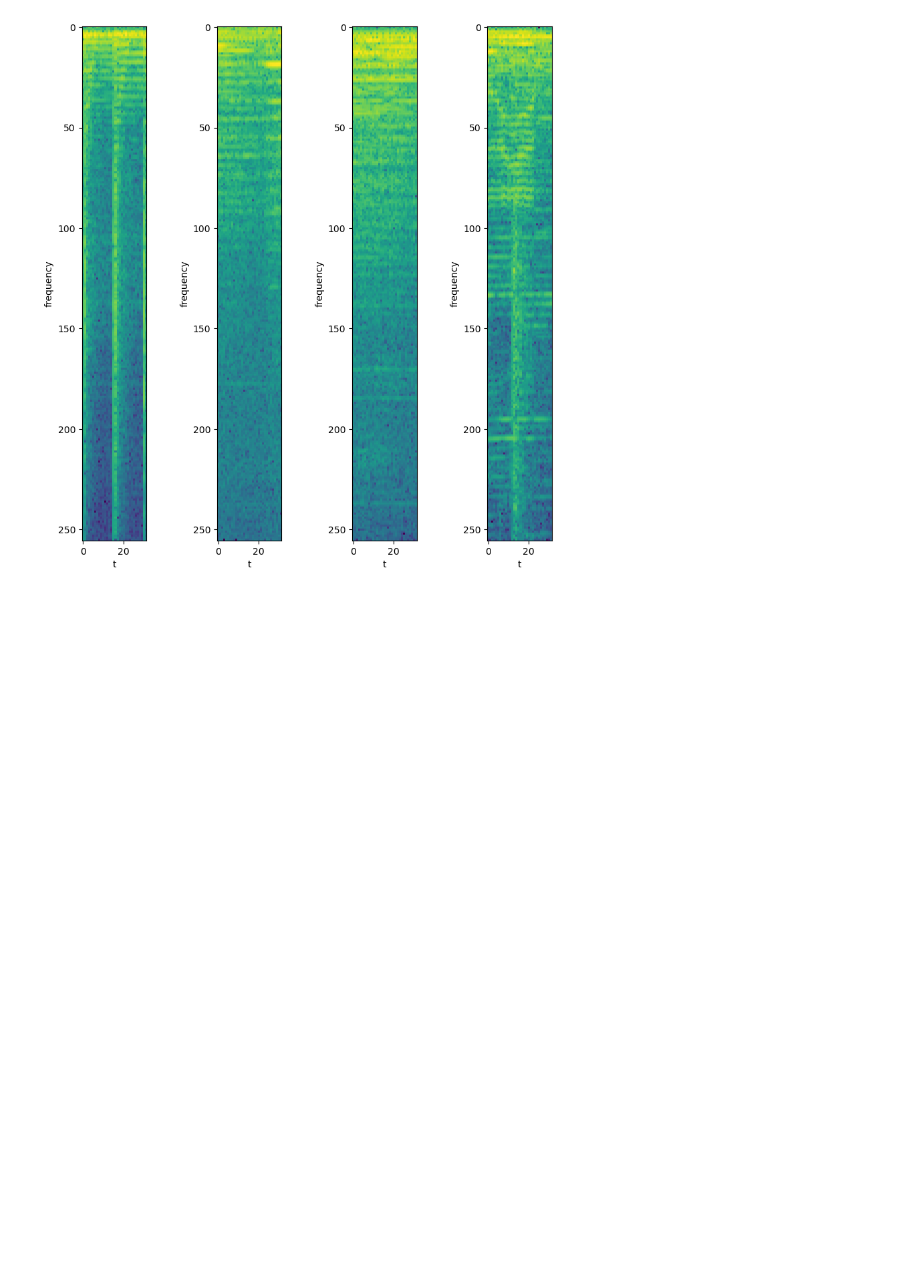
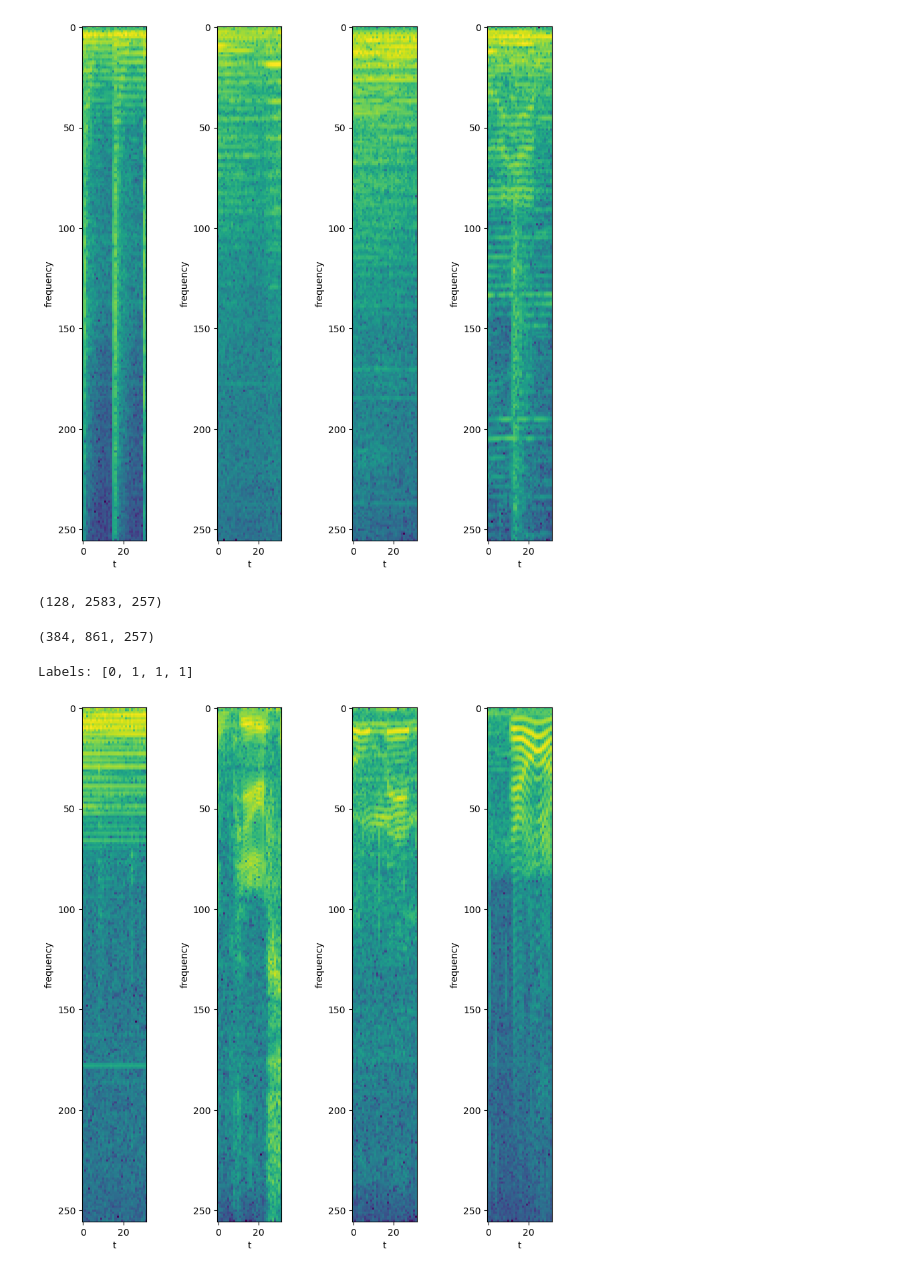
Before and after one commit to jkcas22/music_speech, a Jupyter notebook: RNN_data.ipynb, the cells around one changed output. Cells and saved outputs as stored; diff of their text form; code cells hidden in the pictures; blank space fills up the shorter version.

```diff
--- a/RNN_data.ipynb
+++ b/RNN_data.ipynb
@@ -209,2 +204,32 @@ sounds_labels = np.concatenate((music_labels, speech_labels))
+# %%
+music_logmag_label = np.insert(music_logmag,256,0.0,axis=2)
+speech_logmag_label = np.insert(speech_logmag,256,1.0,axis=2)
+
+sounds_logmag = np.concatenate((music_logmag_label,speech_logmag_label))
+print(sounds_logmag.shape)
+# %% [output]
+(128, 2583, 257)
+# %%
+sounds_logmag = sounds_logmag.reshape((-1,861,257))
+np.random.shuffle(sounds_logmag)
+print(sounds_logmag.shape)
+# %% [output]
+(384, 861, 257)
+# %%
+grid = (1,4)
+n_grid = grid[0]*grid[1]
+plt.figure(figsize=(10,10))
+labels =[]
+for i in range(n_grid):
+    plt.subplot(grid[0],grid[1],i+1)
+    plt.imshow(sounds_logmag[i,:patch_size,:-1].T)
+    labels+=[int(sounds_logmag[i,0,-1])]
+    plt.xlabel('t')
+    plt.ylabel('frequency')
+print(f"Labels: {labels}")
+plt.show()
+# %% [output]
+Labels: [0, 1, 1, 1]
+[figure, added]
 # %%
 patch_step = 1
```
Also changed, not shown: parts of 11 cells of this notebook.
